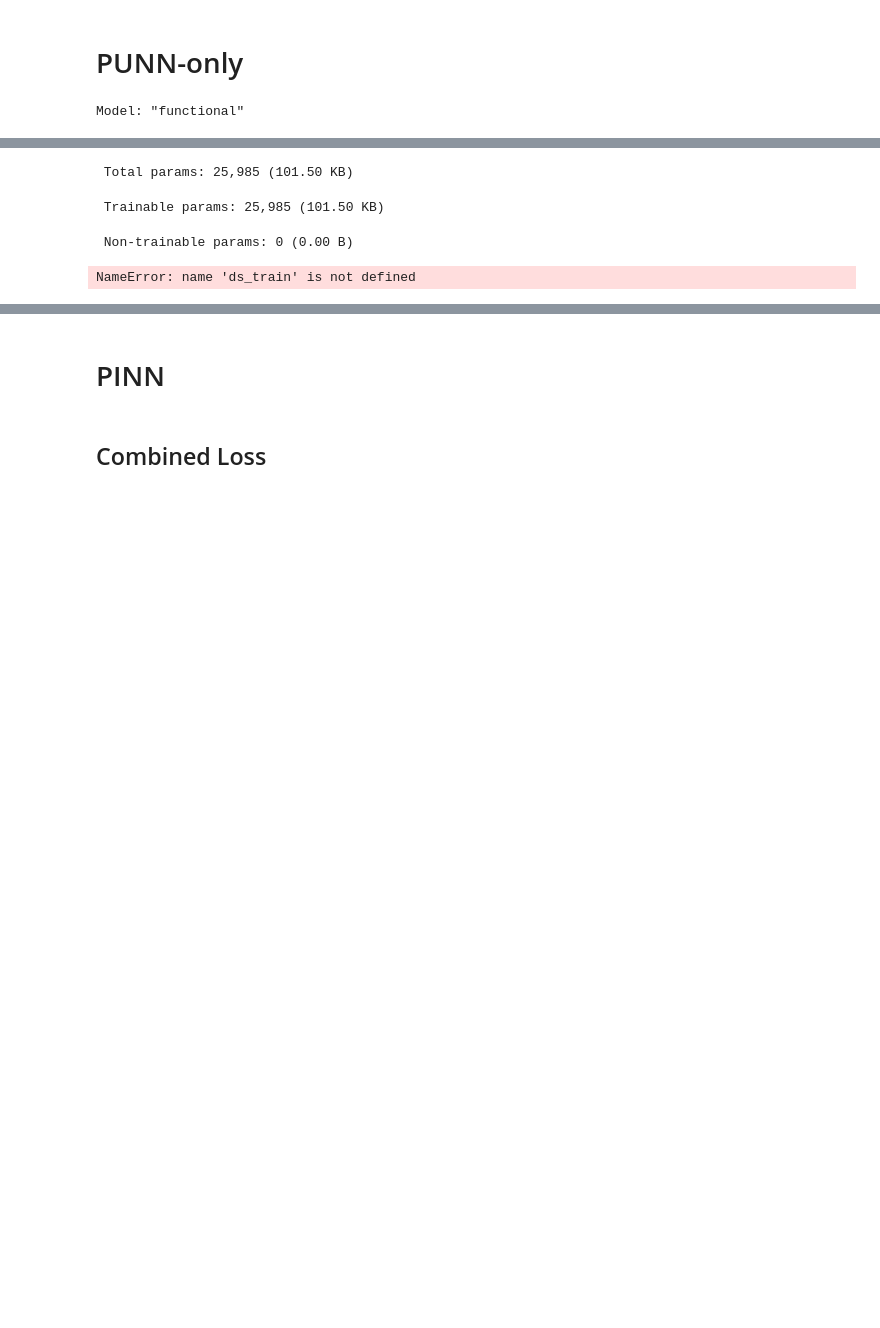
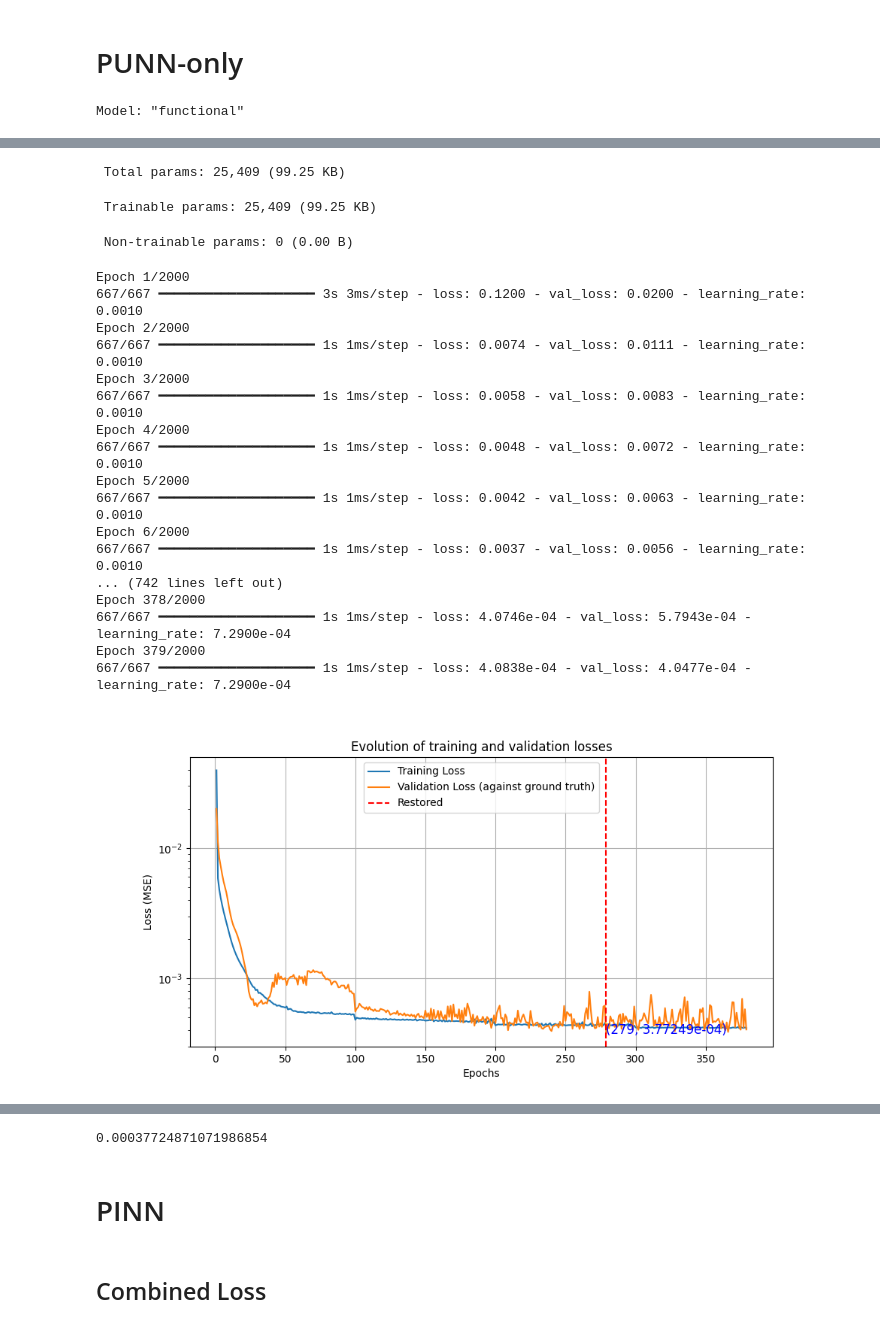
Before and after one commit to ZeArteaga/PINN-control-platooning, a Jupyter notebook: PINN.ipynb, the cells around one changed output, grey strips where cells are left out. Drawn from its saved outputs; the diff is of its cells as text; code cells hidden in the pictures; blank space fills up the shorter version.

```diff
--- a/PINN.ipynb
+++ b/PINN.ipynb
@@ -212 +172,31 @@ def tf_scale_window(scaler_X, scaler_Y, x_window, y, window_size, n_features):
+# %%
+def fit_scalers(dfs: list):
+    X_list = [df[["t", "fv0_u", "fv0_v_noise"]].to_numpy() for df in dfs]
+    Y_list = [df[["fv0_a_noise"]].to_numpy() for df in dfs]
+    X_full = np.concatenate(X_list, axis=0)
+    Y_full = np.concatenate(Y_list, axis=0)
+    scaler_X = MinMaxScaler((-1,1)).fit(X_full)
+    scaler_Y = StandardScaler().fit(Y_full)
+    return scaler_X, scaler_Y
+
+def create_dataset(dfs: list, scaler_X, scaler_Y, window_size) -> tf.data.Dataset:
+    total_ds: tf.data.Dataset = None
+    for df in dfs:
+        X = df[["t", "fv0_u", "fv0_v_noise"]].to_numpy()
+        Y = df[["fv0_a_noise"]].to_numpy()
+
+        X_scaled  = scaler_X.transform(X)
+        Y_scaled  = scaler_Y.transform(Y)
+
+        padding = np.repeat(X_scaled[0:1, :], window_size-1, axis=0) #need to pad features (like in a real application until the buffer is filled)
+        X_scaled_padded = np.concatenate([padding, X_scaled], axis=0)
+
+        ds = timeseries_dataset_from_array(data=X_scaled_padded, targets=Y_scaled, sequence_length=window_size,
+                                                   sequence_stride=1, batch_size=None, shuffle=False)
+
+        if total_ds == None: #first cycle
+            total_ds = ds
+        else: #next keep concatenating cycles. This prevents the boundary problem of concatenating the cycles beforehand
+            total_ds = total_ds.concatenate(ds)
+    return total_ds #combine feature and labels
 # %%
@@ -324,7 +247,7 @@ start_from_epoch = 200
 loss = "mse"
 metrics = []
 schedule_tg = 100
-opt = Adam(learning_rate=1e-4, weight_decay=1e-2)
+opt = Adam(learning_rate=1e-3, weight_decay=1e-2)
 #------
 
 # callbacks
@@ -381,5 +304,22 @@ Model: "functional"
 └─────────────────────────────────┴────────────────────────┴───────────────┘
- Total params: 25,985 (101.50 KB)
+ Total params: 25,409 (99.25 KB)
- Trainable params: 25,985 (101.50 KB)
+ Trainable params: 25,409 (99.25 KB)
  Non-trainable params: 0 (0.00 B)
-NameError: name 'ds_train' is not defined
+Epoch 1/2000
+667/667 ━━━━━━━━━━━━━━━━━━━━ 3s 3ms/step - loss: 0.1200 - val_loss: 0.0200 - learning_rate: 0.0010
+Epoch 2/2000
+667/667 ━━━━━━━━━━━━━━━━━━━━ 1s 1ms/step - loss: 0.0074 - val_loss: 0.0111 - learning_rate: 0.0010
+Epoch 3/2000
+667/667 ━━━━━━━━━━━━━━━━━━━━ 1s 1ms/step - loss: 0.0058 - val_loss: 0.0083 - learning_rate: 0.0010
+Epoch 4/2000
+667/667 ━━━━━━━━━━━━━━━━━━━━ 1s 1ms/step - loss: 0.0048 - val_loss: 0.0072 - learning_rate: 0.0010
+Epoch 5/2000
+667/667 ━━━━━━━━━━━━━━━━━━━━ 1s 1ms/step - loss: 0.0042 - val_loss: 0.0063 - learning_rate: 0.0010
+Epoch 6/2000
+667/667 ━━━━━━━━━━━━━━━━━━━━ 1s 1ms/step - loss: 0.0037 - val_loss: 0.0056 - learning_rate: 0.0010
+... (742 lines left out)
+Epoch 378/2000
+667/667 ━━━━━━━━━━━━━━━━━━━━ 1s 1ms/step - loss: 4.0746e-04 - val_loss: 5.7943e-04 - learning_rate: 7.2900e-04
+Epoch 379/2000
+667/667 ━━━━━━━━━━━━━━━━━━━━ 1s 1ms/step - loss: 4.0838e-04 - val_loss: 4.0477e-04 - learning_rate: 7.2900e-04
+[figure, added]
@@ -386,3 +327,4 @@ NameError: name 'ds_train' is not defined
+0.00037724871071986854
 # %% [markdown]
 # PINN
 # %% [markdown]
```
Also changed, not shown: parts of 12 cells of this notebook, 6 other files.
